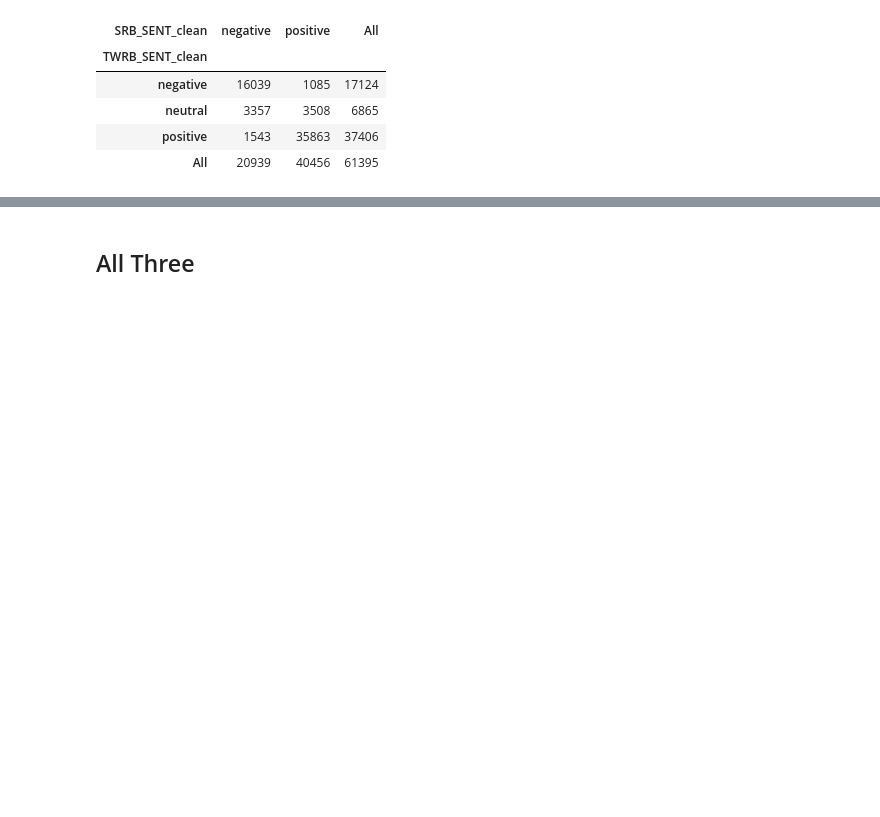
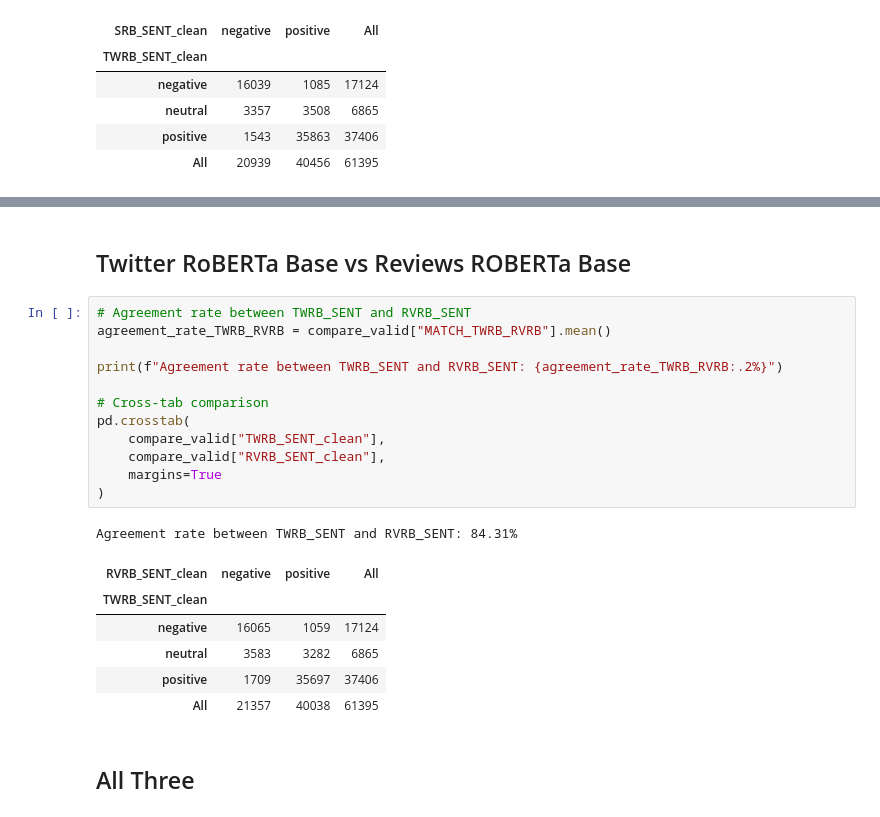
Before and after one commit to FBDjnr/rating_distribution, a Jupyter notebook: python_codes/sentiment_analyses.ipynb, the cells around one changed output, grey strips where cells are left out. Drawn from its saved outputs; the diff is of its cells as text; blank space fills up the shorter version.

```diff
--- a/python_codes/sentiment_analyses.ipynb
+++ b/python_codes/sentiment_analyses.ipynb
@@ -370,3 +473,25 @@ Agreement rate between TWRB_SENT and SRB_SENT: 84.54%
+# %% [markdown]
+## Twitter RoBERTa Base vs Reviews ROBERTa Base
+# %%
+# Agreement rate between TWRB_SENT and RVRB_SENT
+agreement_rate_TWRB_RVRB = compare_valid["MATCH_TWRB_RVRB"].mean()
+
+print(f"Agreement rate between TWRB_SENT and RVRB_SENT: {agreement_rate_TWRB_RVRB:.2%}")
+
+# Cross-tab comparison
+pd.crosstab(
+    compare_valid["TWRB_SENT_clean"],
+    compare_valid["RVRB_SENT_clean"],
+    margins=True
+)
+# %% [output]
+Agreement rate between TWRB_SENT and RVRB_SENT: 84.31%
+| RVRB_SENT_clean | negative | positive | All |
+| TWRB_SENT_clean |  |  |  |
+| negative | 16065 | 1059 | 17124 |
+| neutral | 3583 | 3282 | 6865 |
+| positive | 1709 | 35697 | 37406 |
+| All | 21357 | 40038 | 61395 |
 # %% [markdown]
 ## All Three
 # %%
```
Also changed, not shown: parts of 17 cells of this notebook, 16 other files.
